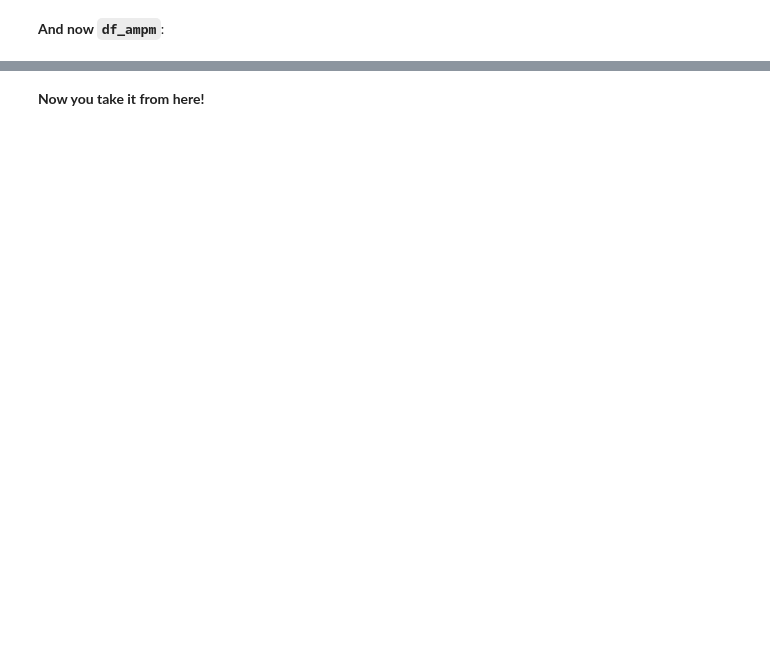
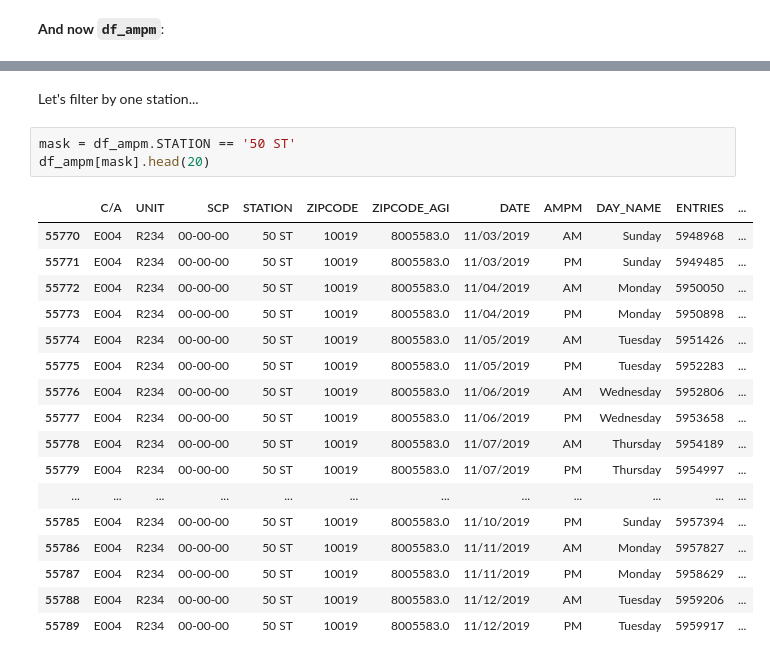
Before and after one commit to weizhao-BME/metis-project1, a Jupyter notebook: code/fresh_start.ipynb, the cells around one changed output, grey strips where cells are left out. Cells and saved outputs as stored; diff of their text form; blank space fills up the shorter version.

```diff
--- a/code/fresh_start.ipynb
+++ b/code/fresh_start.ipynb
@@ -58,2 +76,23 @@ df_ampm.sample(35)
-# %% [markdown]
-**Now you take it from here!**
+# %% [markdown]
+Let's filter by one station...
+# %%
+mask = df_ampm.STATION == '50 ST'
+df_ampm[mask].head(20)
+# %% [output]
+|  | C/A | UNIT | SCP | STATION | ZIPCODE | ZIPCODE_AGI | DATE | AMPM | DAY_NAME | ENTRIES | ... |
+| 55770 | E004 | R234 | 00-00-00 | 50 ST | 10019 | 8005583.0 | 11/03/2019 | AM | Sunday | 5948968 | ... |
+| 55771 | E004 | R234 | 00-00-00 | 50 ST | 10019 | 8005583.0 | 11/03/2019 | PM | Sunday | 5949485 | ... |
+| 55772 | E004 | R234 | 00-00-00 | 50 ST | 10019 | 8005583.0 | 11/04/2019 | AM | Monday | 5950050 | ... |
+| 55773 | E004 | R234 | 00-00-00 | 50 ST | 10019 | 8005583.0 | 11/04/2019 | PM | Monday | 5950898 | ... |
+| 55774 | E004 | R234 | 00-00-00 | 50 ST | 10019 | 8005583.0 | 11/05/2019 | AM | Tuesday | 5951426 | ... |
+| 55775 | E004 | R234 | 00-00-00 | 50 ST | 10019 | 8005583.0 | 11/05/2019 | PM | Tuesday | 5952283 | ... |
+| 55776 | E004 | R234 | 00-00-00 | 50 ST | 10019 | 8005583.0 | 11/06/2019 | AM | Wednesday | 5952806 | ... |
+| 55777 | E004 | R234 | 00-00-00 | 50 ST | 10019 | 8005583.0 | 11/06/2019 | PM | Wednesday | 5953658 | ... |
+| 55778 | E004 | R234 | 00-00-00 | 50 ST | 10019 | 8005583.0 | 11/07/2019 | AM | Thursday | 5954189 | ... |
+| 55779 | E004 | R234 | 00-00-00 | 50 ST | 10019 | 8005583.0 | 11/07/2019 | PM | Thursday | 5954997 | ... |
+| ... | ... | ... | ... | ... | ... | ... | ... | ... | ... | ... | ... |
+| 55785 | E004 | R234 | 00-00-00 | 50 ST | 10019 | 8005583.0 | 11/10/2019 | PM | Sunday | 5957394 | ... |
+| 55786 | E004 | R234 | 00-00-00 | 50 ST | 10019 | 8005583.0 | 11/11/2019 | AM | Monday | 5957827 | ... |
+| 55787 | E004 | R234 | 00-00-00 | 50 ST | 10019 | 8005583.0 | 11/11/2019 | PM | Monday | 5958629 | ... |
+| 55788 | E004 | R234 | 00-00-00 | 50 ST | 10019 | 8005583.0 | 11/12/2019 | AM | Tuesday | 5959206 | ... |
+| 55789 | E004 | R234 | 00-00-00 | 50 ST | 10019 | 8005583.0 | 11/12/2019 | PM | Tuesday | 5959917 | ... |
```
Also changed, not shown: parts of 4 cells of this notebook, 2 other files.
